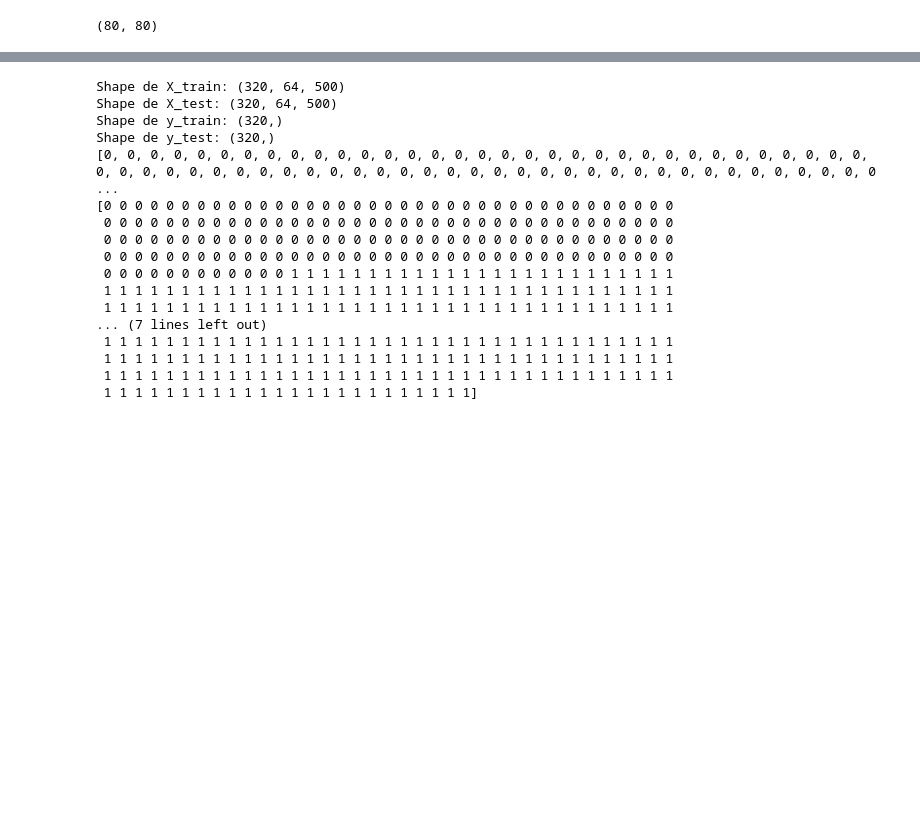
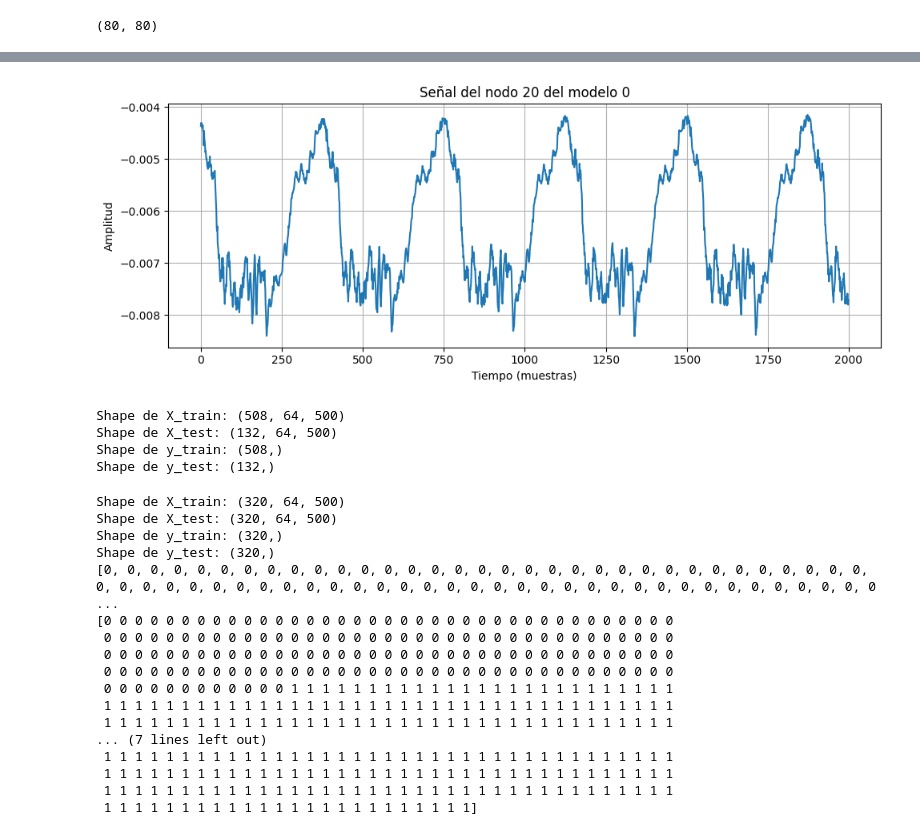
Before and after one commit to miriamgf/egm_reconstruction, a Jupyter notebook: Code/scripts/rf_more_samples.ipynb, the cells around one changed output, grey strips where cells are left out. Saved outputs shown, nothing was run; the diff lists cells and outputs as text; code cells hidden in the pictures; blank space fills up the shorter version.

```diff
--- a/Code/scripts/rf_more_samples.ipynb
+++ b/Code/scripts/rf_more_samples.ipynb
@@ -267,3 +287,28 @@ labels.count(0), labels.count(1)  # Cuenta cuántos 0s y 1s hay en la lista
+# %%
+import matplotlib.pyplot as plt
+
+# Selecciona el modelo y el nodo que quieres graficar
+modelo_index = 0     # Por ejemplo, el primer modelo
+nodo_index = 20      # Por ejemplo, el nodo 10
+
+# Obtener la señal del nodo deseado
+modelo = np.array(bsps_64_filtered_models[modelo_index])
+senal_nodo = modelo[nodo_index, :]  # Extraer una fila (nodo)
+
+# Crear el eje temporal (opcional: asume 1 muestra por unidad de tiempo)
+tiempo = np.arange(senal_nodo.shape[0])
+
+# Plot
+plt.figure(figsize=(10, 4))
+plt.plot(tiempo, senal_nodo)
+plt.title(f'Señal del nodo {nodo_index} del modelo {modelo_index}')
+plt.xlabel('Tiempo (muestras)')
+plt.ylabel('Amplitud')
+plt.grid(True)
+plt.tight_layout()
+plt.show()
+# %% [output]
+[figure, added]
 # %%
 # labels = []
 # print(len(bsps_64_filtered_models))
@@ -277,4 +322,54 @@ labels.count(0), labels.count(1)  # Cuenta cuántos 0s y 1s hay en la lista
 
 # # REVISAR ESTO
 # # los que tienen un nombre de este estilo LA_RSPV_CAF_150115 TwoRotors_181219 RA_RAFW_SAF_140730
+# %%
+import numpy as np
+import random
+
+X_train = []
+X_test = []
+y_train = []
+y_test = []
+
+model_labels = labels  # Etiquetas de los modelos originales
+
+for i, model in enumerate(bsps_64_filtered_models):
+    label = model_labels[i]
+    model = np.array(model)
+
+    # Validar que la longitud del modelo sea divisible por 500
+    if model.shape[1] % 500 != 0:
+        print(f"Modelo con longitud inesperada: {model.shape}")
+        continue
+
+    # Dividir el modelo en segmentos de 500 muestras
+    num_segments = model.shape[1] // 500
+    segments = [model[:, j*500:(j+1)*500] for j in range(num_segments)]
+
+    # Asignar el modelo completo a train o test
+    if random.random() < 0.8:  # 70% probabilidad de ir a entrenamiento
+        for segment in segments:
+            X_train.append(segment)
+            y_train.append(label)
+    else:
+        for segment in segments:
+            X_test.append(segment)
+            y_test.append(label)
+
+# Convertir a arrays de numpy
+X_train = np.array(X_train)
+X_test = np.array(X_test)
+y_train = np.array(y_train)
+y_test = np.array(y_test)
+
+# Verificación de formas
+print(f"Shape de X_train: {X_train.shape}")
+print(f"Shape de X_test: {X_test.shape}")
+print(f"Shape de y_train: {y_train.shape}")
+print(f"Shape de y_test: {y_test.shape}")
+# %% [output]
+Shape de X_train: (508, 64, 500)
+Shape de X_test: (132, 64, 500)
+Shape de y_train: (508,)
+Shape de y_test: (132,)
 # %%
```
Also changed, not shown: parts of 15 cells of this notebook, 2 other files.
